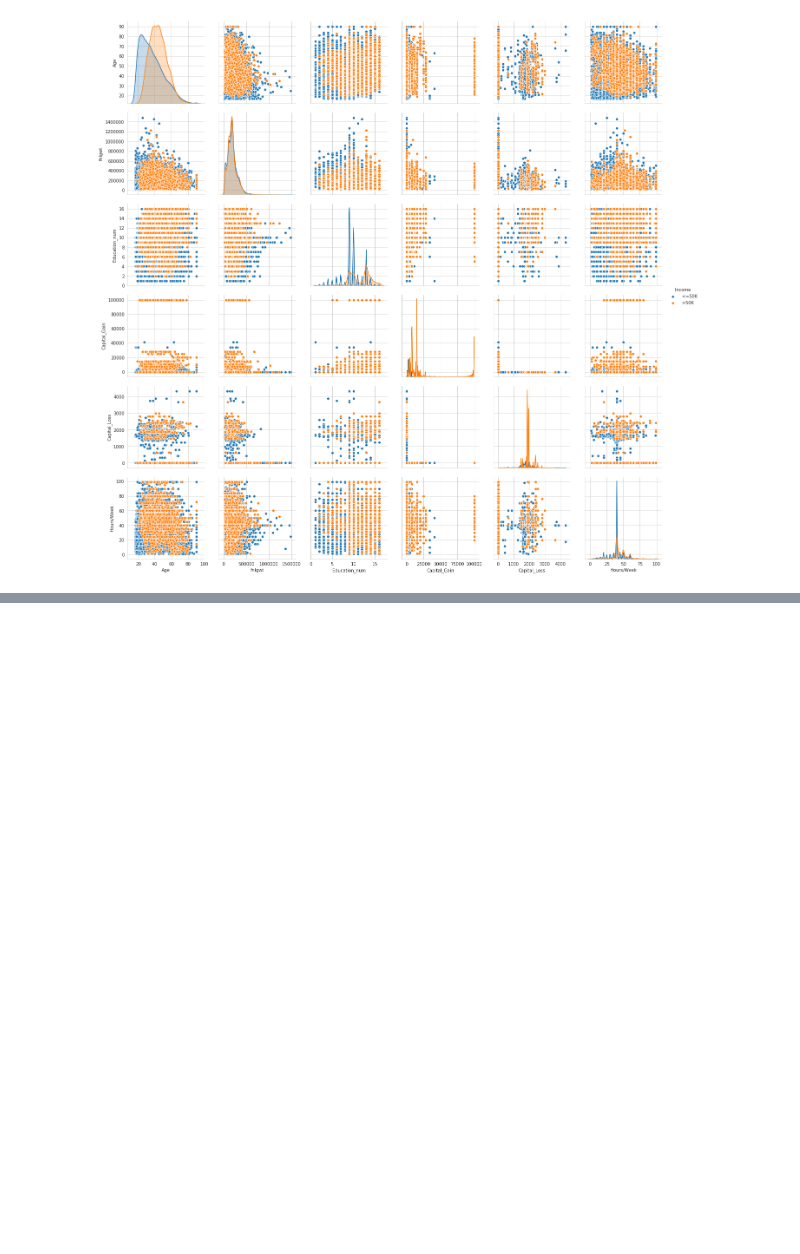
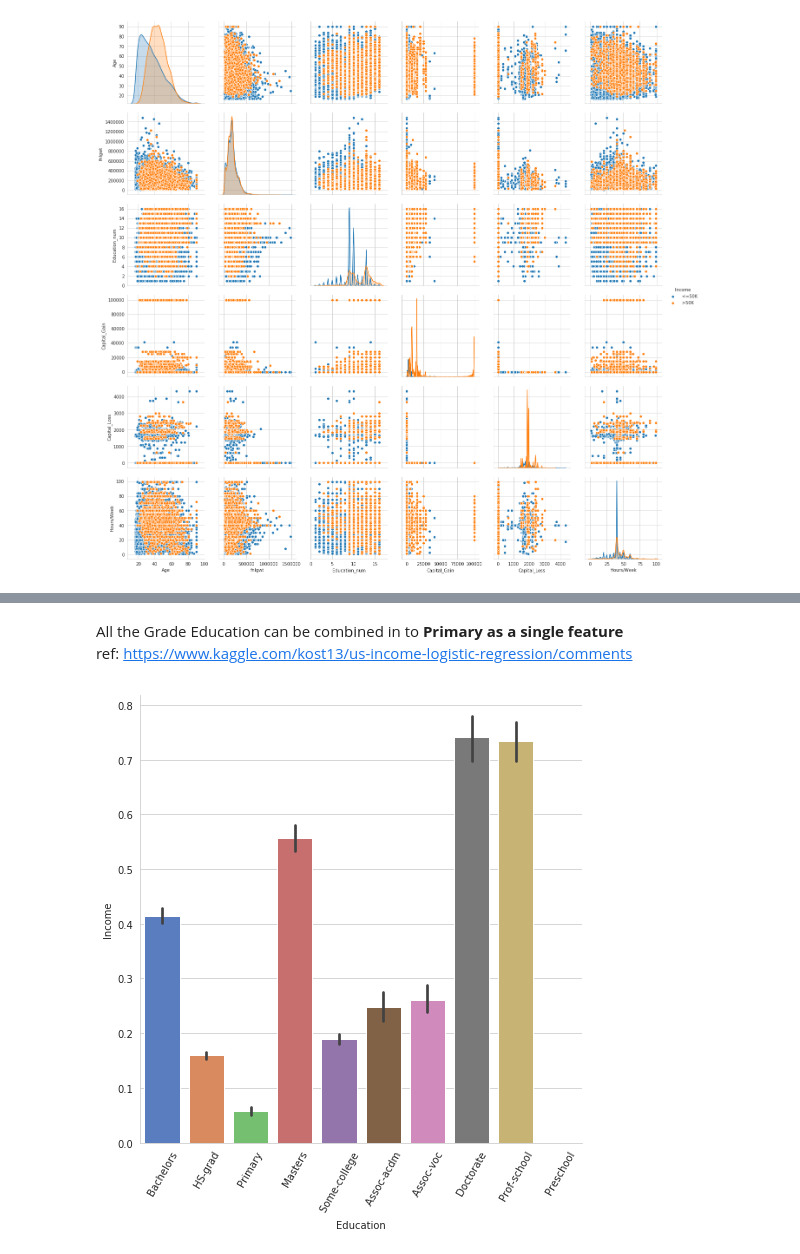
Before and after one commit to tejakummarikuntla/imaginea_assign, a Jupyter notebook: 02_EDA/EDA_Salary_Prediction[US_Census].ipynb, the cells around one changed output, grey strips where cells are left out. Cells and saved outputs as stored; diff of their text form; code cells hidden in the pictures; blank space fills up the shorter version.

```diff
--- a/02_EDA/EDA_Salary_Prediction[US_Census].ipynb
+++ b/02_EDA/EDA_Salary_Prediction[US_Census].ipynb
@@ -284,0 +327,17 @@ KeyError: "None of [Index([AxesSubplot(0.125,0.71587;0.352273x0.16413), AxesSubp
+# %% [markdown]
+All the Grade Education can be combined in to **Primary as a single feature** <br></br>
+ref: https://www.kaggle.com/kost13/us-income-logistic-regression/comments
+# %%
+def primary(x):
+    if x in [' 1st-4th', ' 5th-6th', ' 7th-8th', ' 9th', ' 10th', ' 11th', ' 12th']:
+        return ' Primary'
+    else:
+        return x
+# %%
+train_df['Education'] = train_df['Education'].apply(primary)
+# %%
+sns.factorplot(x="Education", y="Income", data=train_df, kind="bar", size=7,
+              palette="muted")
+plt.xticks(rotation=60);
+# %% [output]
+[figure, added]
```
Also changed, not shown: parts of 23 cells of this notebook.
